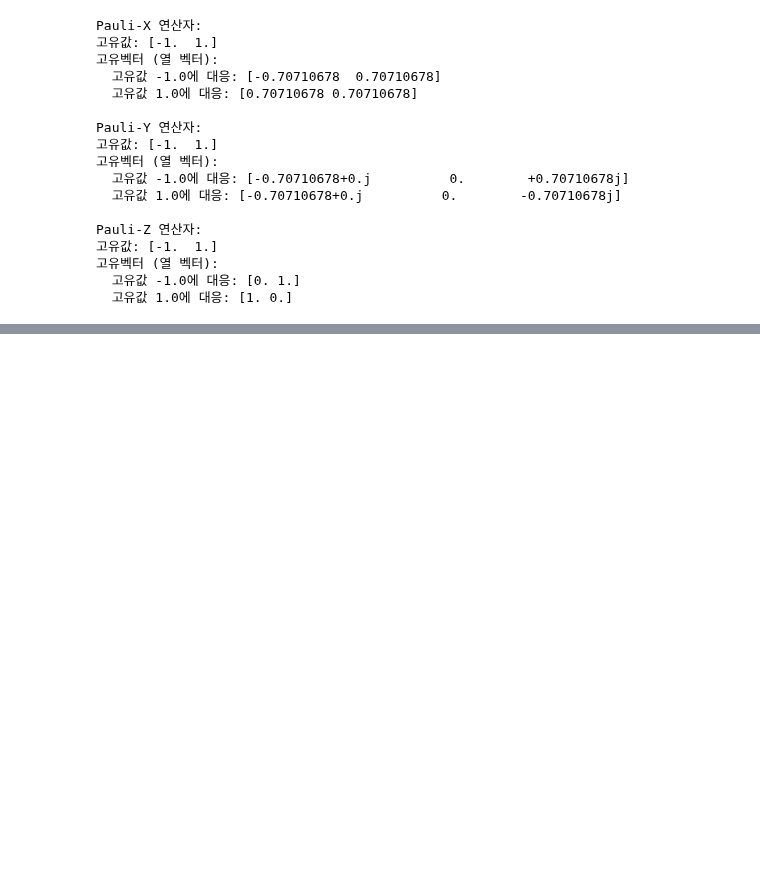
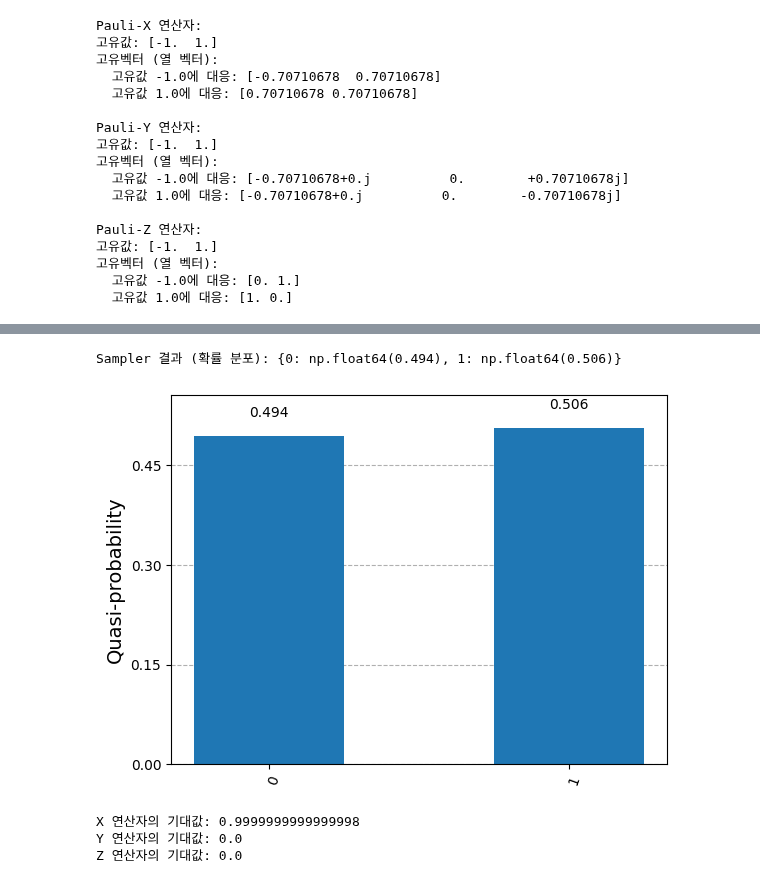
Before and after one commit to mkbahk/QuantumComputing, a Jupyter notebook: QuantumMeasurement_Probability_XYZ_Observable_mkbahk_20250407.ipynb, the cells around one changed output, grey strips where cells are left out. Cells and saved outputs as stored; diff of their text form; code cells hidden in the pictures; blank space fills up the shorter version.

```diff
--- a/QuantumMeasurement_Probability_XYZ_Observable_mkbahk_20250407.ipynb
+++ b/QuantumMeasurement_Probability_XYZ_Observable_mkbahk_20250407.ipynb
@@ -111,0 +117,43 @@ Pauli-Z 연산자:
+# %%
+from qiskit.primitives import Sampler, Estimator
+from qiskit.quantum_info import SparsePauliOp
+
+# 1. 양자 회로 생성
+qc = QuantumCircuit(1)
+qc.h(0)  # H 게이트로 |ψ⟩ = 1/√2(|0⟩ + |1⟩) 상태 생성
+qc.measure_all()  # 측정 추가
+
+# 2. Sampler로 확률 계산
+sampler = Sampler()
+job = sampler.run(qc, shots=1000)
+result = job.result()
+quasi_dist = result.quasi_dists[0]  # 준확률 분포
+print("Sampler 결과 (확률 분포):", quasi_dist)
+plot_histogram(quasi_dist)
+# %% [output]
+Sampler 결과 (확률 분포): {0: np.float64(0.494), 1: np.float64(0.506)}
+[figure, added]
+# %%
+# 1. 양자 회로 생성
+qc2 = QuantumCircuit(1)
+qc2.h(0)  # H 게이트로 |ψ⟩ = 1/√2(|0⟩ + |1⟩) 상태 생성
+#qc2.measure_all()  # 측정 추가
+
+
+# 3. Estimator로 기대값 계산 (Pauli-X)
+estimator = Estimator()
+observable = SparsePauliOp("X")  # Pauli-X 연산자
+job_est = estimator.run(qc2.remove_final_measurements(inplace=False), observables=[observable])
+expectation_value = job_est.result().values[0]
+print("X 연산자의 기대값:", expectation_value)
+
+# 추가: Pauli-Y, Z 기대값
+observables = [SparsePauliOp("Y"), SparsePauliOp("Z")]
+job_est_multi = estimator.run([qc2]*2, observables=observables)
+exp_y, exp_z = job_est_multi.result().values
+print("Y 연산자의 기대값:", exp_y)
+print("Z 연산자의 기대값:", exp_z)
+# %% [output]
+X 연산자의 기대값: 0.9999999999999998
+Y 연산자의 기대값: 0.0
+Z 연산자의 기대값: 0.0
```
Also changed, not shown: parts of 2 cells of this notebook.
